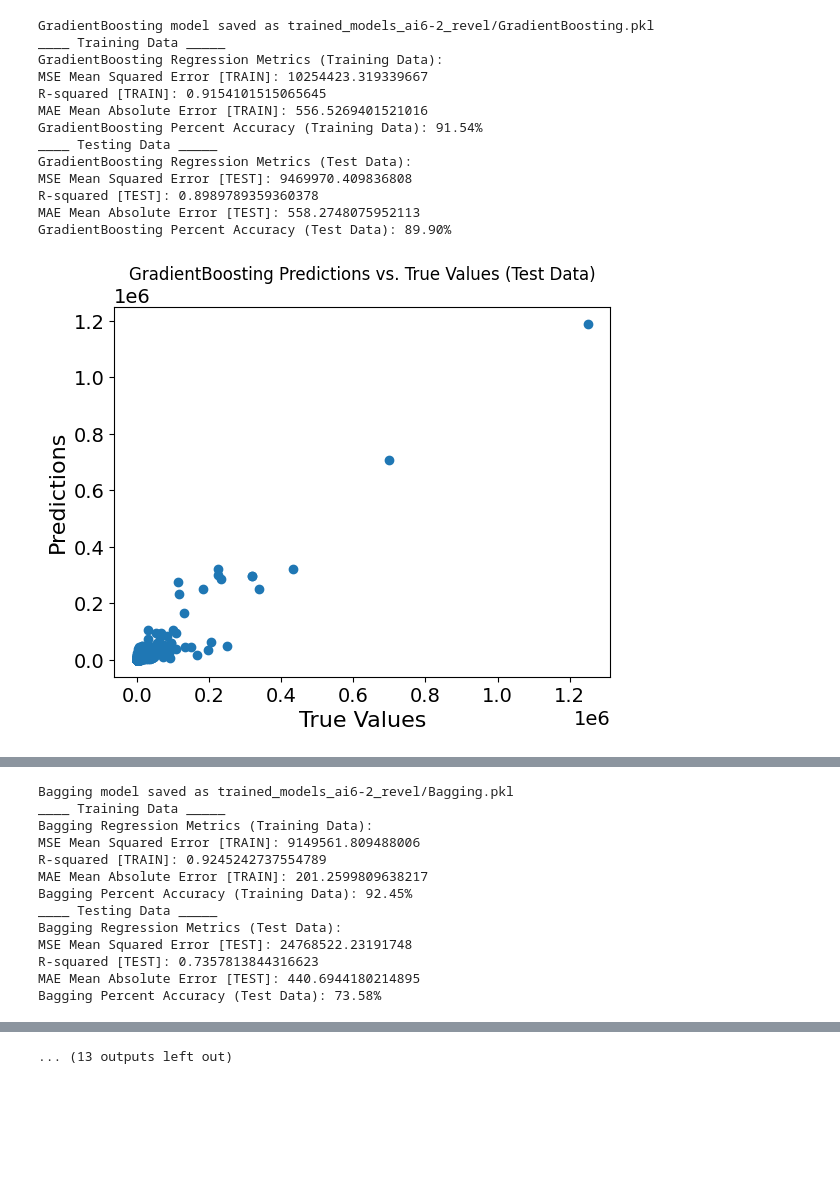
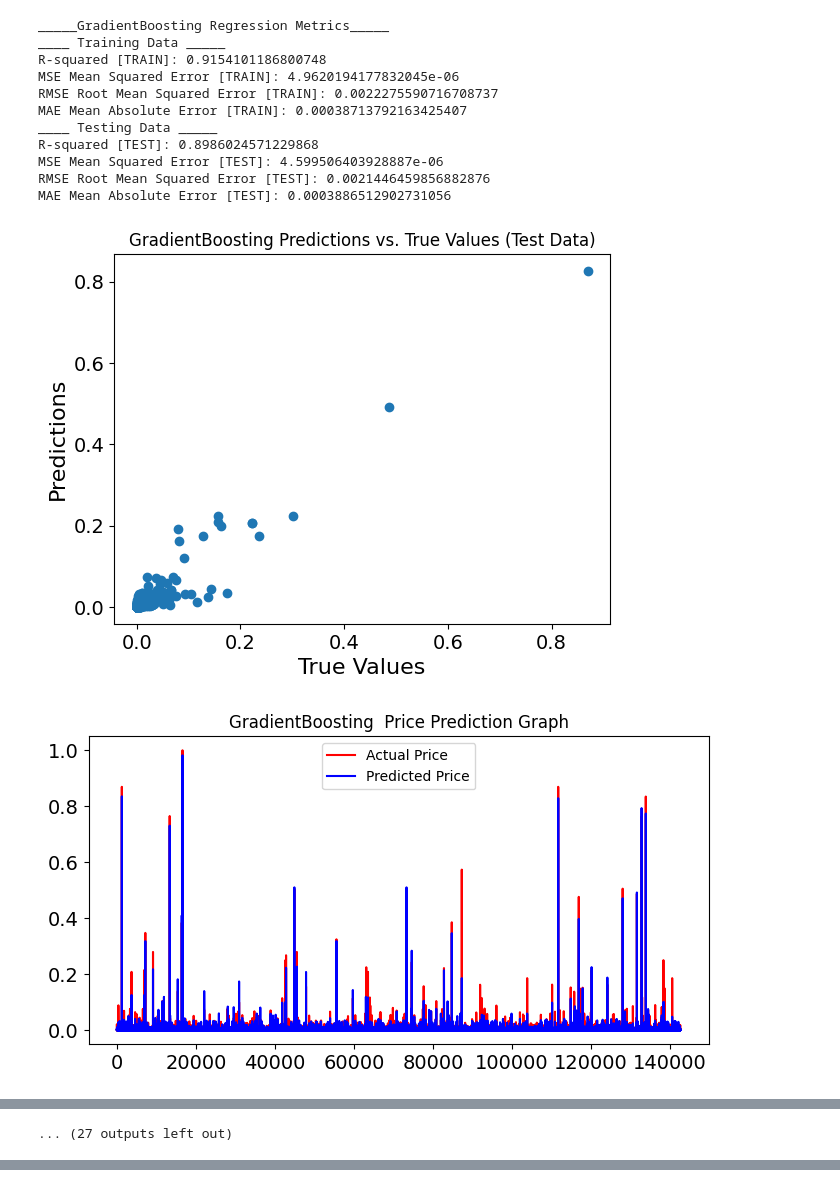
Before and after one commit to stealthblack7/Real-Estimate-GP2-M1-group, a Jupyter notebook: ai6-2-last.ipynb, the cells around one changed output, grey strips where cells are left out. Drawn from its saved outputs; the diff is of its cells as text; code cells hidden in the pictures; blank space fills up the shorter version.

```diff
--- a/ai6-2-last.ipynb
+++ b/ai6-2-last.ipynb
@@ -22,15 +36,15 @@ data = pd.read_excel("data/Query333.xlsx")
 # %%
 # Parse the date column
-data['تاريخ الصفقة'] = pd.to_datetime(data['تاريخ الصفقة'], format='%d/%m/%Y')
+data['Date'] = pd.to_datetime(data['Date'], format='%d/%m/%Y')
 
 # Extract date features
-data['dd'] = data['تاريخ الصفقة'].dt.day
-data['mm'] = data['تاريخ الصفقة'].dt.month
-data['yyyy'] = data['تاريخ الصفقة'].dt.year
+data['dd'] = data['Date'].dt.day
+data['mm'] = data['Date'].dt.month
+data['yyyy'] = data['Date'].dt.year
 
 # Define the columns for features and targets
-features_columns = ['التصنيف2', 'النوع2', 'area', 'الحي2', 'dd', 'mm', 'yyyy']
-target_columns = ['asdd']
+features_columns = ['class', 'type', 'area', 'nighberhood', 'dd', 'mm', 'yyyy']
+target_columns = ['price']
 # %%
 fig = plt.figure(figsize=(9, 8))
 rcParams = {'xtick.labelsize': '14',
@@ -52,10 +65,9 @@ gradient_boosting_regressor = GradientBoostingRegressor()
 # %%
 def create_voting_regressor():
     return VotingRegressor(estimators=[
-        ('DecisionTreeRegressor', decision_tree_regressor),
         ('XGBoostRegressor', xgboost_regressor),
         ('GradientBoostingRegressor', gradient_boosting_regressor),
-    ], weights=[1,3, 2])  # Specify equal weights for simplicity
+    ], weights=[3,2])  # Specify equal weights for simplicity
 # %%
 
 # Splitting data into features and targets
@@ -66,11 +78,26 @@ y = data[target_columns]
 X_train, X_test, y_train, y_test = train_test_split(
     X, y, test_size=0.2, random_state=42)
 
+# Initialize the Min-Max scaler and StandardScaler for the target variable
+target_min_max_scaler = MinMaxScaler()
+target_standard_scaler = StandardScaler()
+
+# Fit the scalers on the training target variable
+target_min_max_scaler.fit(y_train)
+target_standard_scaler.fit(y_train)
+
+# Transform the target variable in both the training and testing data
+y_train_min_max_scaled = target_min_max_scaler.transform(y_train)
+y_test_min_max_scaled = target_min_max_scaler.transform(y_test)
+
+y_train_standardized = target_standard_scaler.transform(y_train)
+y_test_standardized = target_standard_scaler.transform(y_test)
 
 # List of models to train
 models = {
     "GradientBoosting": GradientBoostingRegressor(),
     "RandomForest": RandomForestRegressor(),
+    "DecisionTreeRegressor" : DecisionTreeRegressor(),
     "XGBoost": XGBRegressor(),
     # verbosity = 2, learning_rate = 0.1, subsample = 0.3, max_depth = 10
     "DecisionTree": DecisionTreeRegressor(),
@@ -83,10 +110,8 @@ models = {
     "KNN_5": KNeighborsRegressor(n_neighbors=5),
     # K-Nearest Neighbors (KNN) with K=7
     "KNN_7": KNeighborsRegressor(n_neighbors=7)  ,
-    "KNN_7": KNeighborsRegressor(n_neighbors=21),
-    "KNN_7": KNeighborsRegressor(n_neighbors=63),
+    "KNN_15": KNeighborsRegressor(n_neighbors=15),
     "SVR": SVR(),  # Support Vector Machine (SVM) Regression
-    "LogisticRegression": LogisticRegression(),
 
 }
 # %%
@@ -148,20 +176,22 @@ def get_regression_metrics(name, trained_model, x_train, y_train, x_test, y_test
 # %%
 for model_name, model in models.items():
     # Train the model on the entire dataset and evaluate
-    model.fit(X_train, y_train.values.ravel())
-    get_regression_metrics(model_name, model, X_train, y_train, X_test, y_test)
+    # You can use either y_train_min_max_scaled or y_train_standardized
+
+    model.fit(X_train, y_train_min_max_scaled)
+    get_regression_metrics(model_name, model, X_train, y_train_min_max_scaled, X_test,
+                           y_test_min_max_scaled)  # Use the corresponding scaled/standardized y_test
 # %% [output]
-GradientBoosting model saved as trained_models_ai6-2_revel/GradientBoosting.pkl
+_____GradientBoosting Regression Metrics_____
 ____ Training Data _____
-GradientBoosting Regression Metrics (Training Data):
-MSE Mean Squared Error [TRAIN]: 10254423.319339667
-R-squared [TRAIN]: 0.9154101515065645
-MAE Mean Absolute Error [TRAIN]: 556.5269401521016
-GradientBoosting Percent Accuracy (Training Data): 91.54%
+R-squared [TRAIN]: 0.9154101186800748
+MSE Mean Squared Error [TRAIN]: 4.9620194177832045e-06
+RMSE Root Mean Squared Error [TRAIN]: 0.0022275590716708737
+MAE Mean Absolute Error [TRAIN]: 0.00038713792163425407
 ____ Testing Data _____
-GradientBoosting Regression Metrics (Test Data):
-MSE Mean Squared Error [TEST]: 9469970.409836808
-R-squared [TEST]: 0.8989789359360378
-MAE Mean Absolute Error [TEST]: 558.2748075952113
-GradientBoosting Percent Accuracy (Test Data): 89.90%
+R-squared [TEST]: 0.8986024571229868
+MSE Mean Squared Error [TEST]: 4.599506403928887e-06
+RMSE Root Mean Squared Error [TEST]: 0.0021446459856882876
+MAE Mean Absolute Error [TEST]: 0.0003886512902731056
-[figure, old version]
+[figure, new version]
+[figure, new version]
@@ -210,13 +237 @@ DecisionTree Percent Accuracy (Test Data): 73.17%
-Bagging model saved as trained_models_ai6-2_revel/Bagging.pkl
-____ Training Data _____
-Bagging Regression Metrics (Training Data):
-MSE Mean Squared Error [TRAIN]: 9149561.809488006
-R-squared [TRAIN]: 0.9245242737554789
-MAE Mean Absolute Error [TRAIN]: 201.2599809638217
-Bagging Percent Accuracy (Training Data): 92.45%
-____ Testing Data _____
-Bagging Regression Metrics (Test Data):
-MSE Mean Squared Error [TEST]: 24768522.23191748
-R-squared [TEST]: 0.7357813844316623
-MAE Mean Absolute Error [TEST]: 440.6944180214895
-Bagging Percent Accuracy (Test Data): 73.58%
+... (27 outputs left out)
@@ -238 +237,0 @@ AdaBoost Percent Accuracy (Test Data): 67.19%
-... (13 outputs left out)
```
Also changed, not shown: parts of 10 cells of this notebook, 1 other file.
